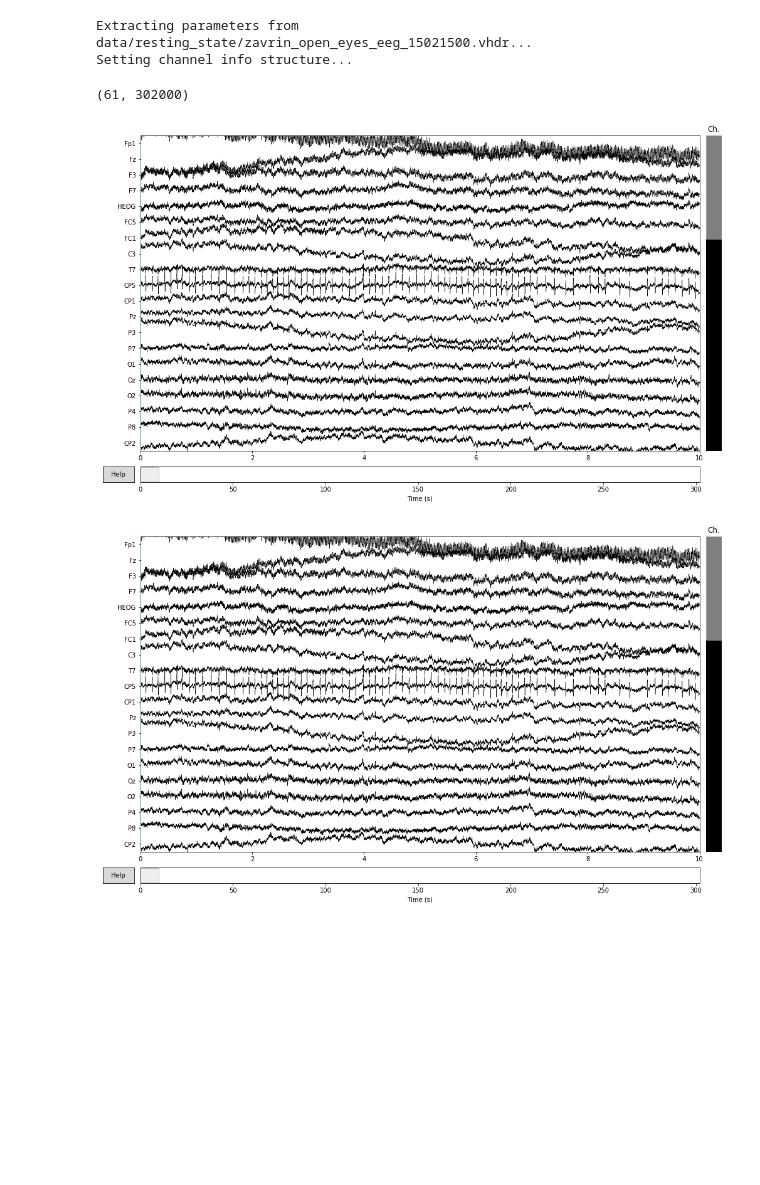
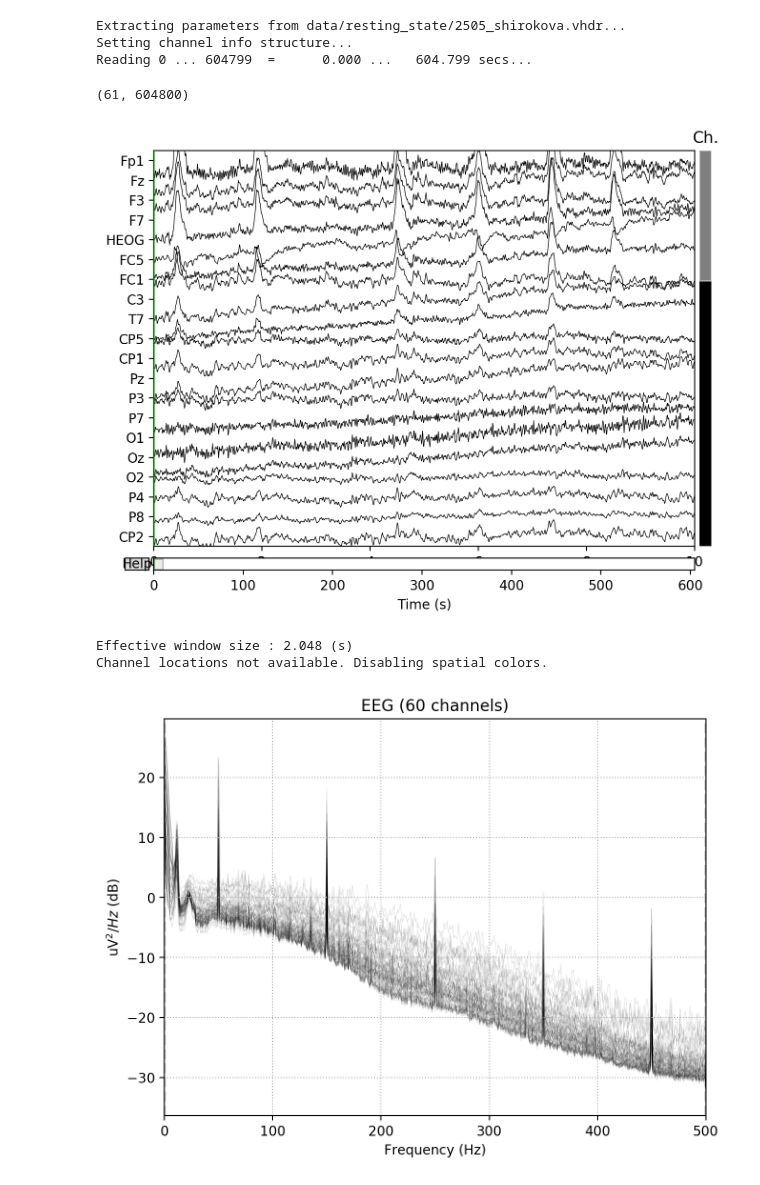
Before and after one commit to nasoboleva/EEG-Emotion-Recognition, a Jupyter notebook: EEG.ipynb, the cells around one changed output. Drawn from its saved outputs; the diff is of its cells as text; code cells hidden in the pictures; blank space fills up the shorter version.

```diff
--- a/EEG.ipynb
+++ b/EEG.ipynb
@@ -10,15 +10,21 @@ import matplotlib
 # %%
-raw = mne.io.read_raw_brainvision("data/resting_state/zavrin_open_eyes_eeg_15021500.vhdr")
+raw = mne.io.read_raw_brainvision("data/resting_state/2505_shirokova.vhdr", preload=True)
 raw.get_data().shape
 # %% [output]
-Extracting parameters from data/resting_state/zavrin_open_eyes_eeg_15021500.vhdr...
+Extracting parameters from data/resting_state/2505_shirokova.vhdr...
 Setting channel info structure...
+Reading 0 ... 604799  =      0.000 ...   604.799 secs...
-(61, 302000)
+(61, 604800)
 # %%
-raw.plot()
+raw.plot(block=True, lowpass=40)
 # %% [output]
-[figure, old version]
+[figure, new version]
-[figure, removed]
+# %%
+raw.plot_psd(tmax=np.inf, average=False)
+# %% [output]
+Effective window size : 2.048 (s)
+Channel locations not available. Disabling spatial colors.
+[figure, added]
 # %%
 raw.info
 # %% [output]
```
Also changed, not shown: parts of 9 cells of this notebook, 1 other file.
